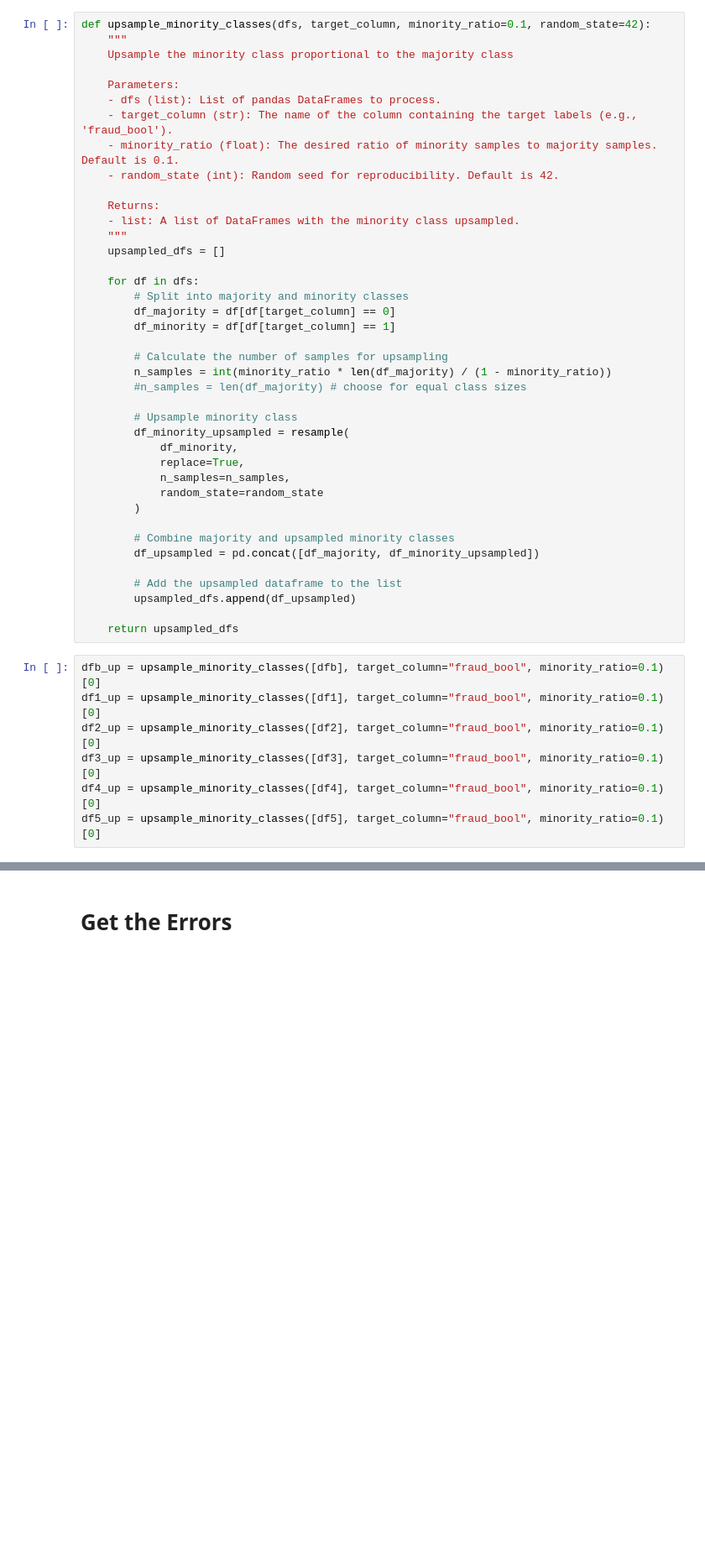
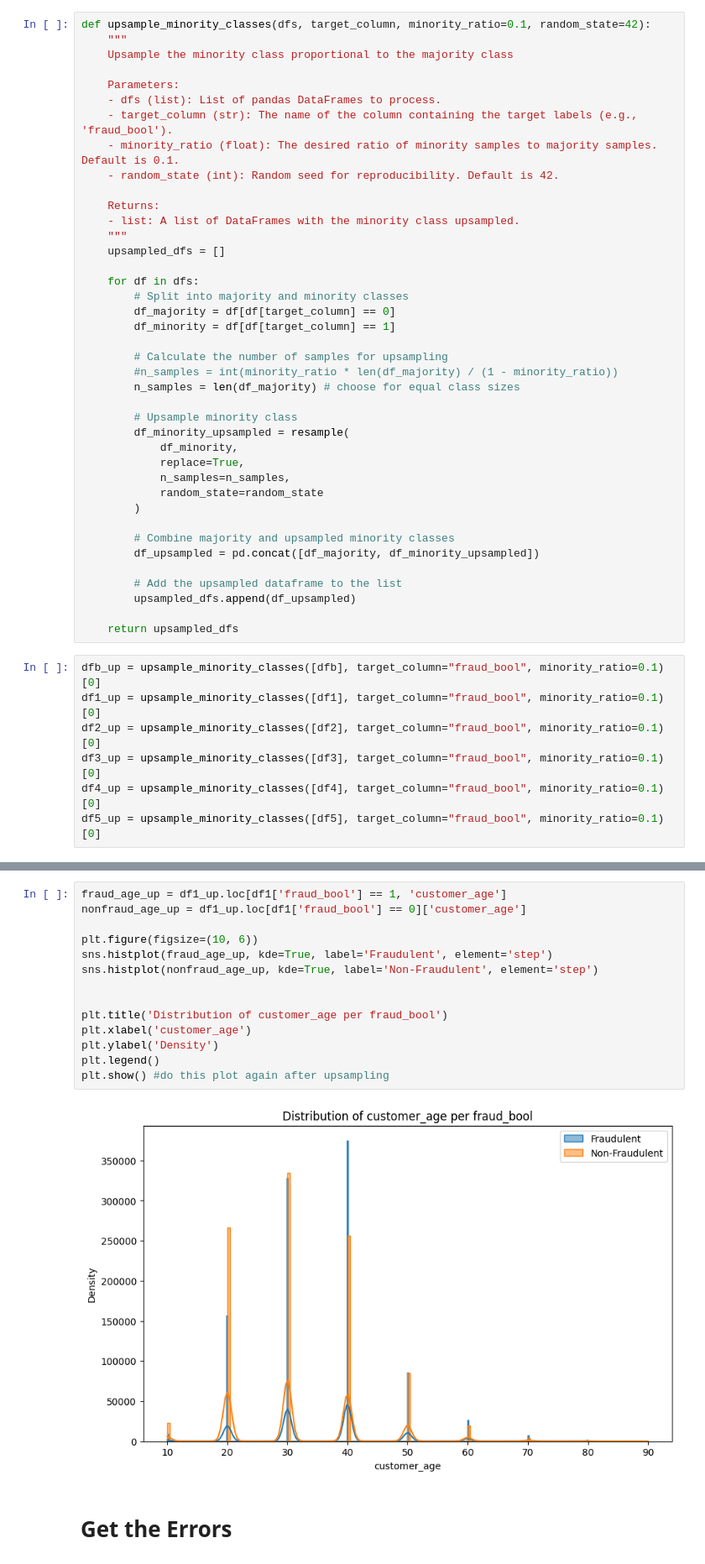
Before and after one commit to MDankloff/Cluster-Bias-Disco, a Jupyter notebook: Notebooks/BAF_Exploratory.ipynb, the cells around one changed output, grey strips where cells are left out. Shown at 84% size. Drawn from its saved outputs; the diff is of its cells as text; blank space fills up the shorter version.

```diff
--- a/Notebooks/BAF_Exploratory.ipynb
+++ b/Notebooks/BAF_Exploratory.ipynb
@@ -402,8 +402,8 @@ def upsample_minority_classes(dfs, target_column, minority_ratio=0.1, random_sta
         df_minority = df[df[target_column] == 1]
 
         # Calculate the number of samples for upsampling
-        n_samples = int(minority_ratio * len(df_majority) / (1 - minority_ratio))
-        #n_samples = len(df_majority) # choose for equal class sizes
+        #n_samples = int(minority_ratio * len(df_majority) / (1 - minority_ratio))
+        n_samples = len(df_majority) # choose for equal class sizes
 
         # Upsample minority class
         df_minority_upsampled = resample(
@@ -436,4 +436,20 @@ fraud_bool
 Name: count, dtype: int64
+# %%
+fraud_age_up = df1_up.loc[df1['fraud_bool'] == 1, 'customer_age']
+nonfraud_age_up = df1_up.loc[df1['fraud_bool'] == 0]['customer_age']
+
+plt.figure(figsize=(10, 6))
+sns.histplot(fraud_age_up, kde=True, label='Fraudulent', element='step')
+sns.histplot(nonfraud_age_up, kde=True, label='Non-Fraudulent', element='step')
+
+
+plt.title('Distribution of customer_age per fraud_bool')
+plt.xlabel('customer_age')
+plt.ylabel('Density')
+plt.legend()
+plt.show() #do this plot again after upsampling
+# %% [output]
+[figure, added]
 # %% [markdown]
 # Get the Errors
 # %%
```
Also changed, not shown: parts of 1 cell of this notebook.
